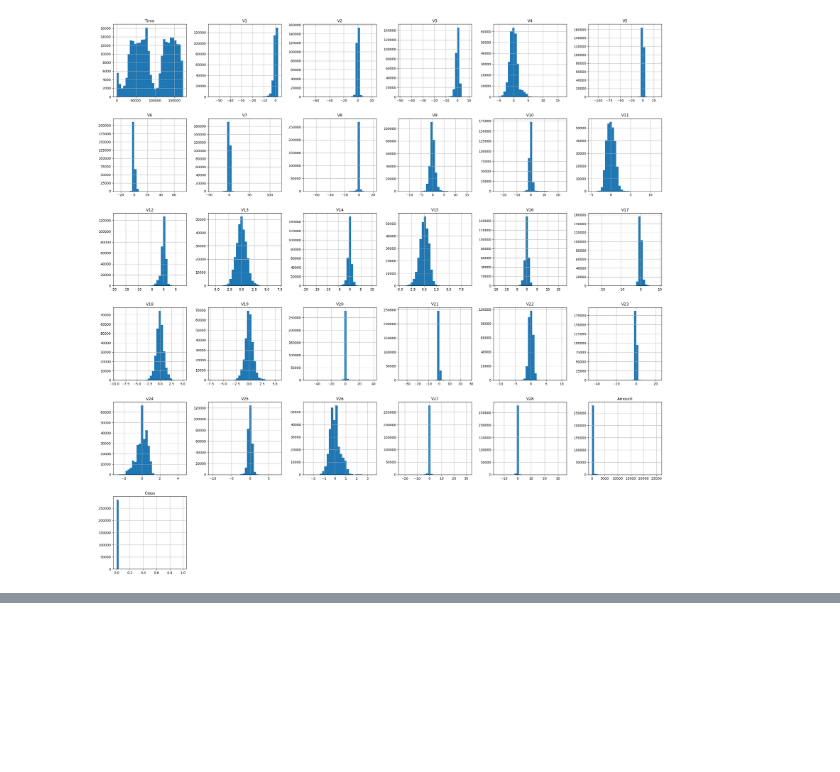
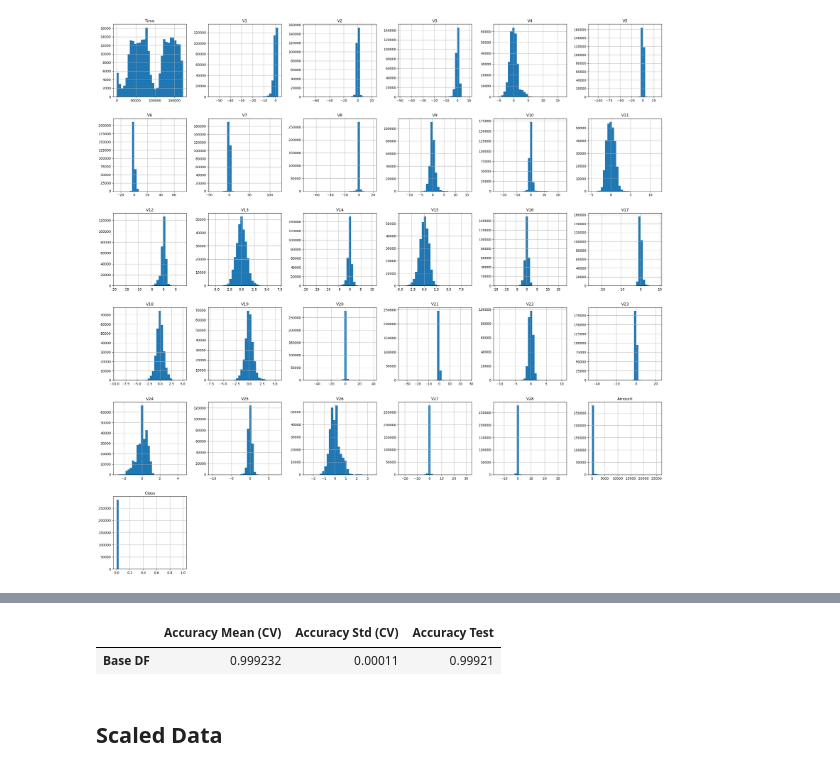
Before and after one commit to barissucuoglu/Data-Science-Playground, a Jupyter notebook: ML/Credit Card Fraud Detection.ipynb, the cells around one changed output, grey strips where cells are left out. Drawn from its saved outputs; the diff is of its cells as text; code cells hidden in the pictures; blank space fills up the shorter version.

```diff
--- a/ML/Credit Card Fraud Detection.ipynb
+++ b/ML/Credit Card Fraud Detection.ipynb
@@ -92,0 +118,3 @@ plt.show()
+# %%
+base_df = df.copy()
+base_df
@@ -92,0 +135,20 @@ plt.show()
+# %%
+logreg = LogisticRegression(max_iter=1000, penalty=None)
+
+X = base_df.drop("Class", axis=1)
+y = base_df.Class
+
+X_train, X_valid, y_train, y_valid = train_test_split(X, y, test_size=0.2, random_state=42, stratify=y)
+
+# Cross Validation
+scores = cross_val_score(logreg, X_train, y_train, cv=10, scoring="accuracy")
+
+# Test Performance
+logreg.fit(X_train, y_train)
+y_pred = logreg.predict(X_valid)
+accuracy = accuracy_score(y_valid, y_pred)
+
+# Scores DataFrame Initializing
+results = pd.DataFrame([], columns=["Accuracy Mean (CV)", "Accuracy Std (CV)", "Accuracy Test"])
+
+results.loc["Base DF"] = [scores.mean(), scores.std(), accuracy]
@@ -92,0 +173,7 @@ plt.show()
+# %%
+results
+# %% [output]
+|  | Accuracy Mean (CV) | Accuracy Std (CV) | Accuracy Test |
+| Base DF | 0.999232 | 0.00011 | 0.99921 |
+# %% [markdown]
+## Scaled Data
```
Also changed, not shown: parts of 11 cells of this notebook, 1 other file.
